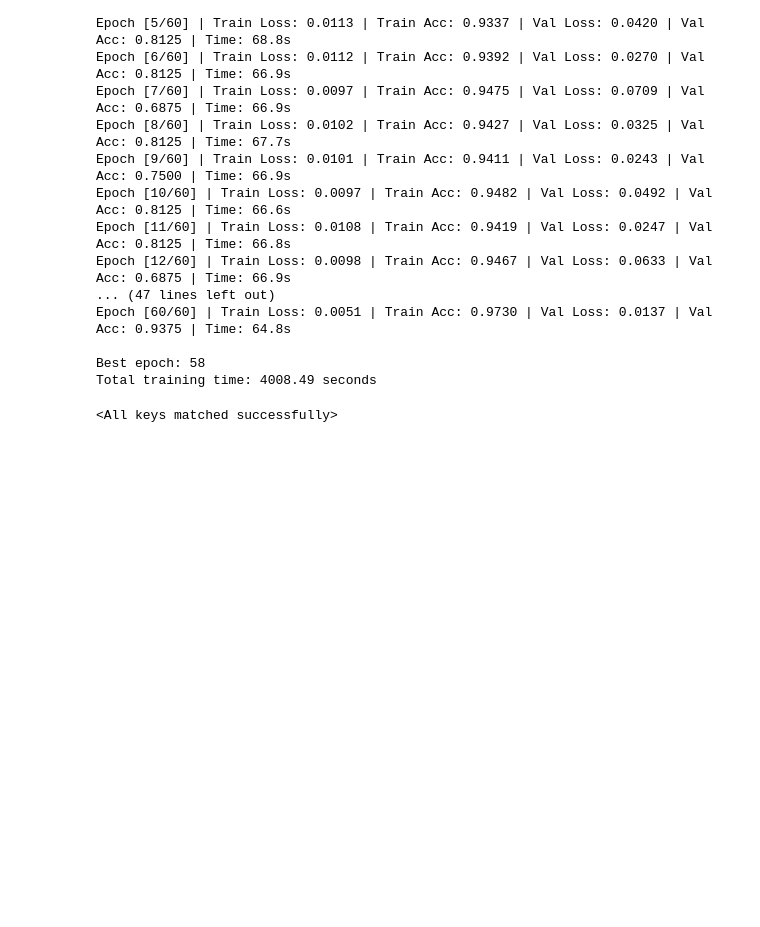
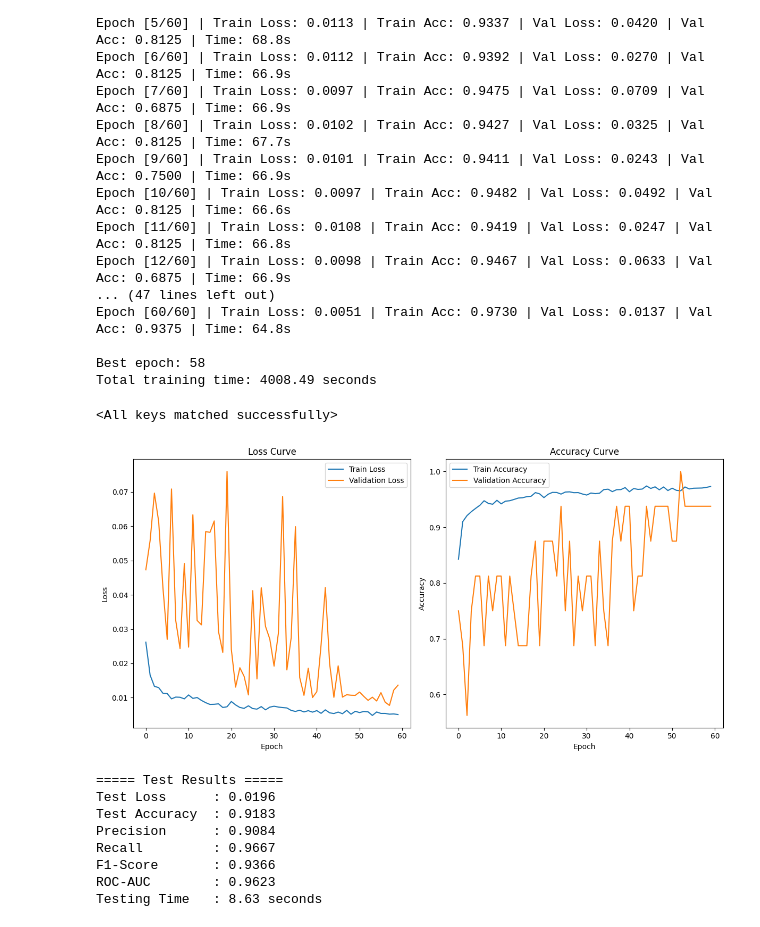
Before and after one commit to nafiisanaaznin/chest-xray-pneumonia-detection, a Jupyter notebook: Notebooks/Chest-xray-AttentionCustomCNN.ipynb, the cells around one changed output. Drawn from its saved outputs; the diff is of its cells as text; code cells hidden in the pictures; blank space fills up the shorter version.

Commit message:
Update Chest-xray-AttentionCustomCNN.ipynb
f1, precision, recall for test evaluation

```diff
--- a/Notebooks/Chest-xray-AttentionCustomCNN.ipynb
+++ b/Notebooks/Chest-xray-AttentionCustomCNN.ipynb
@@ -435,3 +435,60 @@ Epoch [60/60] | Train Loss: 0.0051 | Train Acc: 0.9730 | Val Loss: 0.0137 | Val
 Best epoch: 58
 Total training time: 4008.49 seconds
 <All keys matched successfully>
+# %%
+# =========================
+# 16. Plot Training Curves
+# =========================
+plt.figure(figsize=(12, 6))
+
+# Loss curve
+plt.subplot(1, 2, 1)
+plt.plot(history["train_loss"], label="Train Loss")
+plt.plot(history["val_loss"], label="Validation Loss")
+plt.xlabel("Epoch")
+plt.ylabel("Loss")
+plt.title("Loss Curve")
+plt.legend()
+
+# Accuracy curve
+plt.subplot(1, 2, 2)
+plt.plot(history["train_acc"], label="Train Accuracy")
+plt.plot(history["val_acc"], label="Validation Accuracy")
+plt.xlabel("Epoch")
+plt.ylabel("Accuracy")
+plt.title("Accuracy Curve")
+plt.legend()
+
+plt.tight_layout()
+plt.show()
+
+# =========================
+# 17. Final test evaluation
+# =========================
+start_test_time = time.time()
+test_loss, test_acc, y_true, y_pred, y_prob = evaluate(model, test_loader, criterion)
+test_time = time.time() - start_test_time
+
+precision = precision_score(y_true, y_pred, average="binary")
+recall = recall_score(y_true, y_pred, average="binary")
+f1 = f1_score(y_true, y_pred, average="binary")
+auc = roc_auc_score(y_true, y_prob)
+
+print("\n===== Test Results =====")
+print(f"Test Loss      : {test_loss:.4f}")
+print(f"Test Accuracy  : {test_acc:.4f}")
+print(f"Precision      : {precision:.4f}")
+print(f"Recall         : {recall:.4f}")
+print(f"F1-Score       : {f1:.4f}")
+print(f"ROC-AUC        : {auc:.4f}")
+print(f"Testing Time   : {test_time:.2f} seconds")
+# %% [output]
+[figure, added]
+===== Test Results =====
+Test Loss      : 0.0196
+Test Accuracy  : 0.9183
+Precision      : 0.9084
+Recall         : 0.9667
+F1-Score       : 0.9366
+ROC-AUC        : 0.9623
+Testing Time   : 8.63 seconds
```
Also changed, not shown: parts of 2 cells of this notebook.
